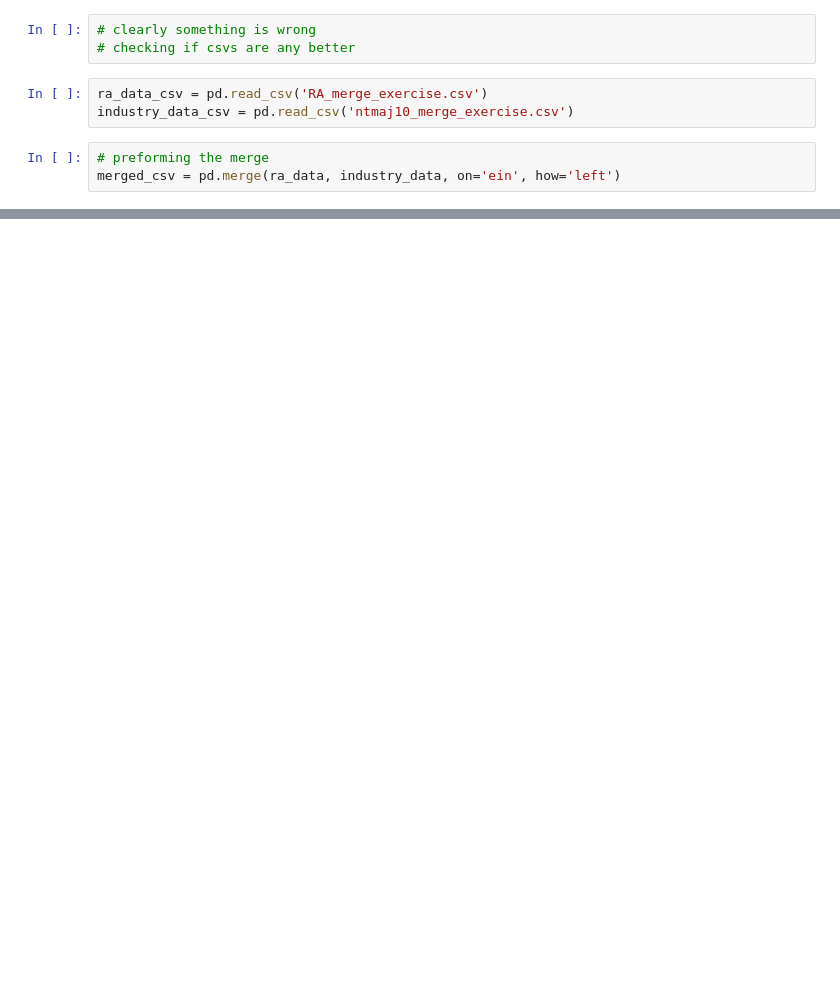
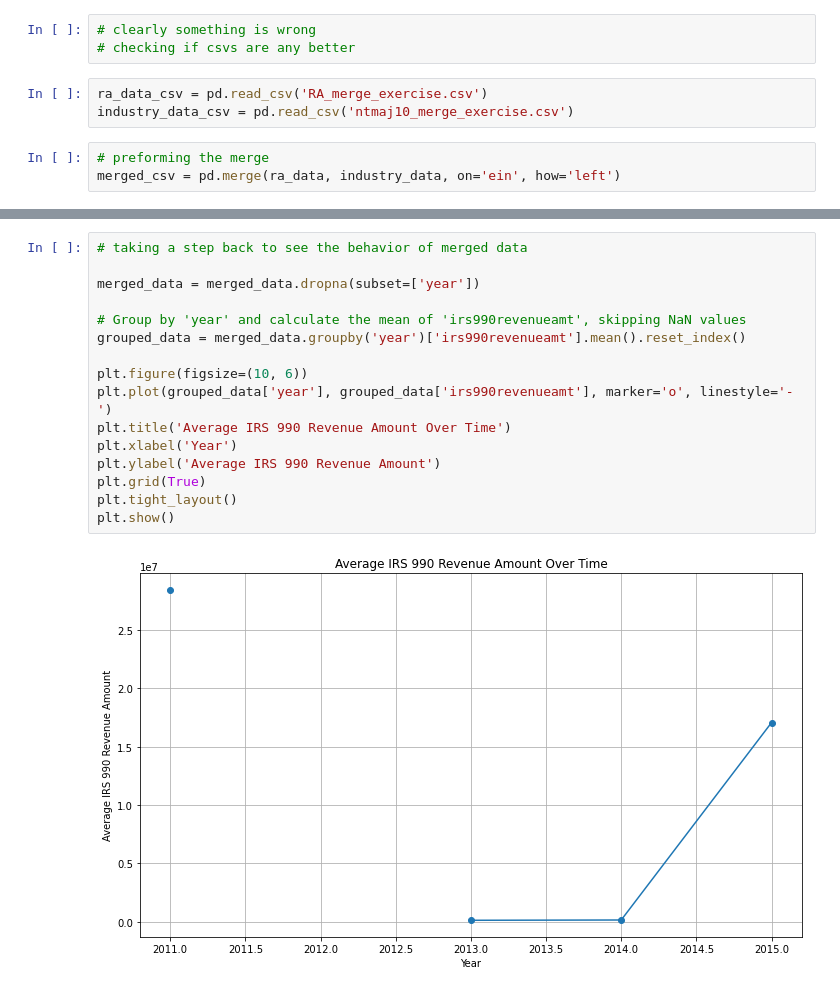
Before and after one commit to Philip-Lacava/Data-Exercise-2024-, a Jupyter notebook: Data-Exercise.ipynb, the cells around one changed output, grey strips where cells are left out. Cells and saved outputs as stored; diff of their text form; blank space fills up the shorter version.

```diff
--- a/Data-Exercise.ipynb
+++ b/Data-Exercise.ipynb
@@ -144,0 +181,18 @@ merged_csv = pd.merge(ra_data, industry_data, on='ein', how='left')
+# %%
+# taking a step back to see the behavior of merged data
+
+merged_data = merged_data.dropna(subset=['year'])
+
+# Group by 'year' and calculate the mean of 'irs990revenueamt', skipping NaN values
+grouped_data = merged_data.groupby('year')['irs990revenueamt'].mean().reset_index()
+
+plt.figure(figsize=(10, 6))
+plt.plot(grouped_data['year'], grouped_data['irs990revenueamt'], marker='o', linestyle='-')
+plt.title('Average IRS 990 Revenue Amount Over Time')
+plt.xlabel('Year')
+plt.ylabel('Average IRS 990 Revenue Amount')
+plt.grid(True)
+plt.tight_layout()
+plt.show()
+# %% [output]
+[figure, added]
```
Also changed, not shown: parts of 3 cells of this notebook.
